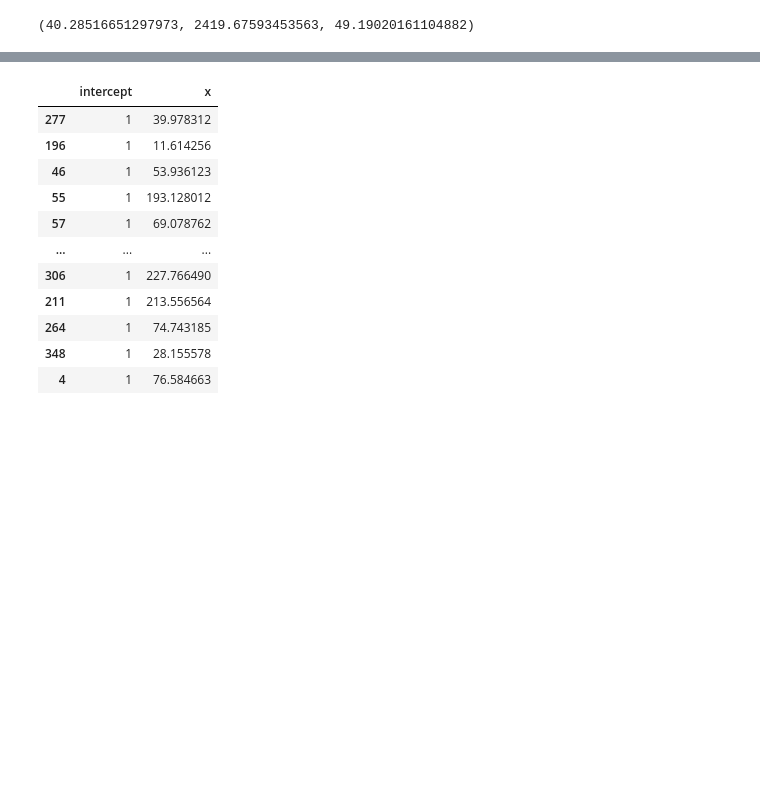
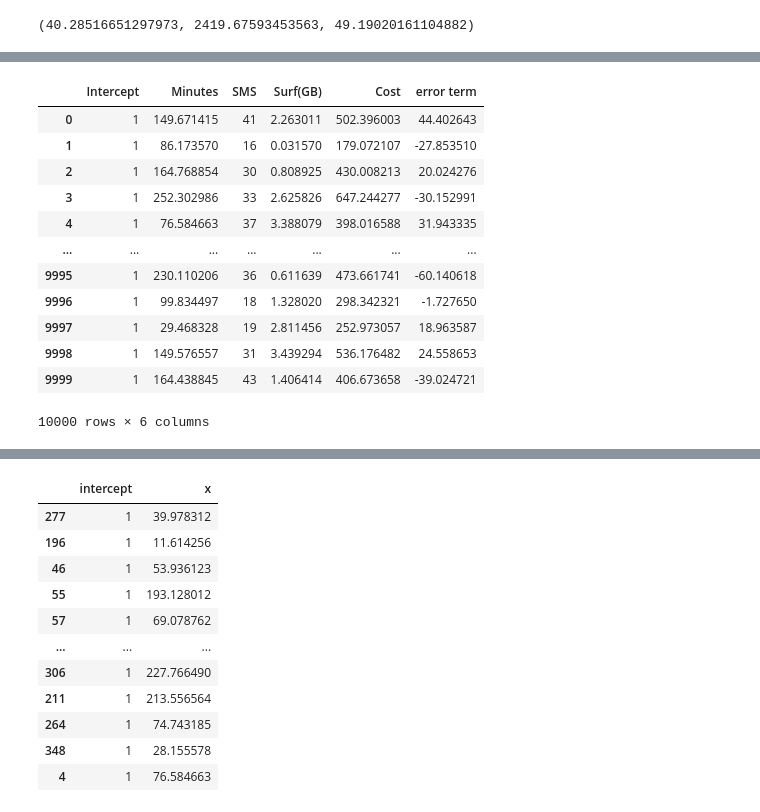
Before and after one commit to yuna-liu/Maskininlarning-Yuna-Liu, a Jupyter notebook: Exercises/E00_linear_regression.ipynb, the cells around one changed output, grey strips where cells are left out. Drawn from its saved outputs; the diff is of its cells as text; code cells hidden in the pictures; blank space fills up the shorter version.

```diff
--- a/Exercises/E00_linear_regression.ipynb
+++ b/Exercises/E00_linear_regression.ipynb
@@ -465,0 +477,16 @@ d)
+# %%
+df4
+# %% [output]
+|  | Intercept | Minutes | SMS | Surf(GB) | Cost | error term |
+| 0 | 1 | 149.671415 | 41 | 2.263011 | 502.396003 | 44.402643 |
+| 1 | 1 | 86.173570 | 16 | 0.031570 | 179.072107 | -27.853510 |
+| 2 | 1 | 164.768854 | 30 | 0.808925 | 430.008213 | 20.024276 |
+| 3 | 1 | 252.302986 | 33 | 2.625826 | 647.244277 | -30.152991 |
+| 4 | 1 | 76.584663 | 37 | 3.388079 | 398.016588 | 31.943335 |
+| ... | ... | ... | ... | ... | ... | ... |
+| 9995 | 1 | 230.110206 | 36 | 0.611639 | 473.661741 | -60.140618 |
+| 9996 | 1 | 99.834497 | 18 | 1.328020 | 298.342321 | -1.727650 |
+| 9997 | 1 | 29.468328 | 19 | 2.811456 | 252.973057 | 18.963587 |
+| 9998 | 1 | 149.576557 | 31 | 3.439294 | 536.176482 | 24.558653 |
+| 9999 | 1 | 164.438845 | 43 | 1.406414 | 406.673658 | -39.024721 |
+10000 rows × 6 columns
```
Also changed, not shown: parts of 5 cells of this notebook, 1 other file.
